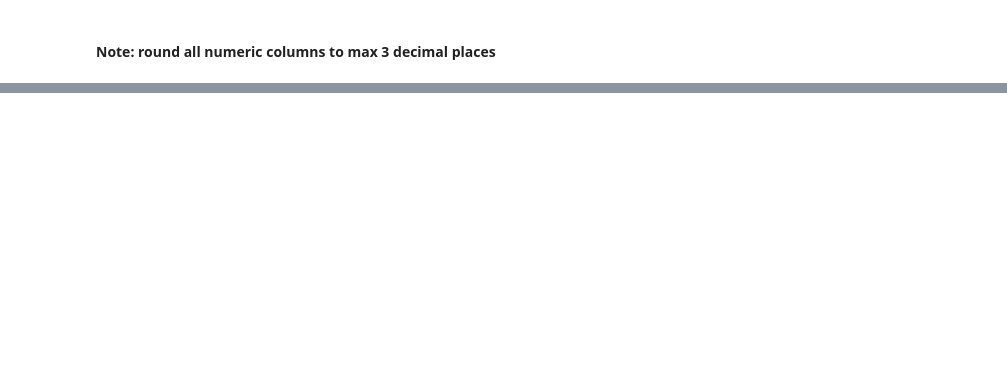
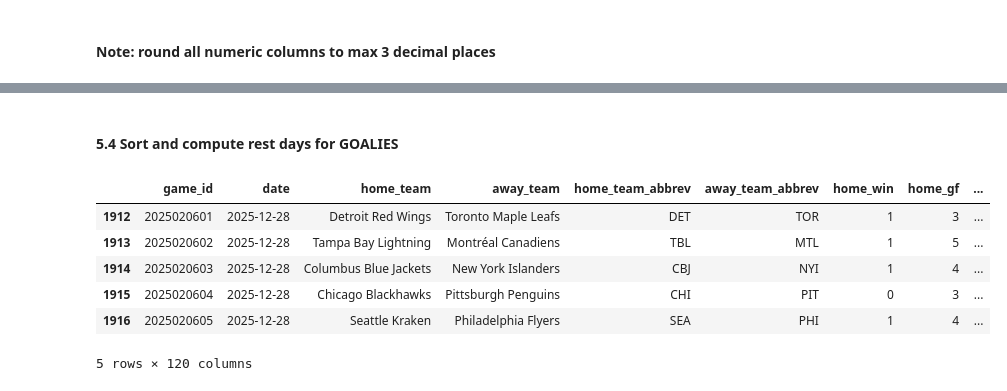
Before and after one commit to Griger2004/NHL_predictor, a Jupyter notebook: main/ml_dev/notebooks/api_data_scraper.ipynb, the cells around one changed output, grey strips where cells are left out. Cells and saved outputs as stored; diff of their text form; code cells hidden in the pictures; blank space fills up the shorter version.

```diff
--- a/main/ml_dev/notebooks/api_data_scraper.ipynb
+++ b/main/ml_dev/notebooks/api_data_scraper.ipynb
@@ -1174,0 +1275,15 @@ else:
+# %%
+df = pd.read_csv(CSV_FILE, parse_dates=["date"])
+
+home_goalie_games = df[["date", "season", "home_team_abbrev", "home_goalie_starter"]].rename(
+    columns={"home_team_abbrev": "team",
+            "home_goalie_starter": "goalie"}
+)
+
+away_goalie_games = df[["date", "season", "away_team_abbrev", "away_goalie_starter"]].rename(
+    columns={"away_team_abbrev": "team",
+            "away_goalie_starter": "goalie"}
+)
+
+goalie_games = pd.concat([home_goalie_games, away_goalie_games], ignore_index=True)
+goalie_games.head()
@@ -1174,0 +1297,42 @@ else:
+# %% [markdown]
+#### 5.4 Sort and compute rest days for GOALIES
+# %%
+goalie_games = goalie_games.sort_values(["goalie", "team", "season", "date"])
+
+goalie_games["goalie_rest_days"] = (
+    goalie_games.groupby(["goalie", "team", "season"])["date"]
+    .diff()
+    .dt.days
+    - 1
+)
+
+# Merge back into main dataframe
+df = df.merge(
+    goalie_games[
+        ["goalie", "team", "season", "date", "goalie_rest_days"]
+    ],
+    left_on=["home_goalie_starter", "home_team_abbrev", "season", "date"],
+    right_on=["goalie", "team", "season", "date"],
+    how="left"
+).rename(columns={"goalie_rest_days": "home_goalie_rest_days"}).drop(columns=["goalie", "team"])
+
+df = df.merge(
+    goalie_games[["goalie", "team", "season", "date", "goalie_rest_days"]],
+    left_on=["away_goalie_starter", "away_team_abbrev", "season", "date"],
+    right_on=["goalie", "team", "season", "date"],
+    how="left"
+).rename(columns={"goalie_rest_days": "away_goalie_rest_days"}).drop(columns=["goalie", "team"])
+
+df.to_csv(CSV_FILE, index=False)
+
+# open and read CSV
+df = pd.read_csv(CSV_FILE, parse_dates=["date"])
+df.tail()
+# %% [output]
+|  | game_id | date | home_team | away_team | home_team_abbrev | away_team_abbrev | home_win | home_gf | ... |
+| 1912 | 2025020601 | 2025-12-28 | Detroit Red Wings | Toronto Maple Leafs | DET | TOR | 1 | 3 | ... |
+| 1913 | 2025020602 | 2025-12-28 | Tampa Bay Lightning | Montréal Canadiens | TBL | MTL | 1 | 5 | ... |
+| 1914 | 2025020603 | 2025-12-28 | Columbus Blue Jackets | New York Islanders | CBJ | NYI | 1 | 4 | ... |
+| 1915 | 2025020604 | 2025-12-28 | Chicago Blackhawks | Pittsburgh Penguins | CHI | PIT | 0 | 3 | ... |
+| 1916 | 2025020605 | 2025-12-28 | Seattle Kraken | Philadelphia Flyers | SEA | PHI | 1 | 4 | ... |
+5 rows × 120 columns
```
Also changed, not shown: parts of 13 cells of this notebook, 1 other file.
